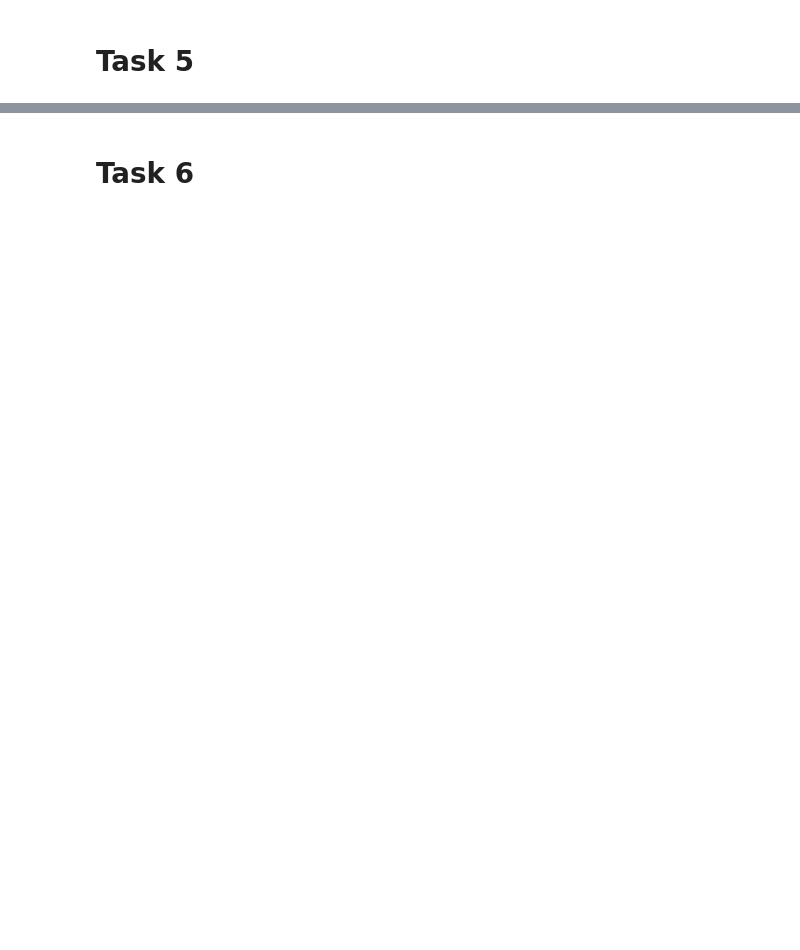
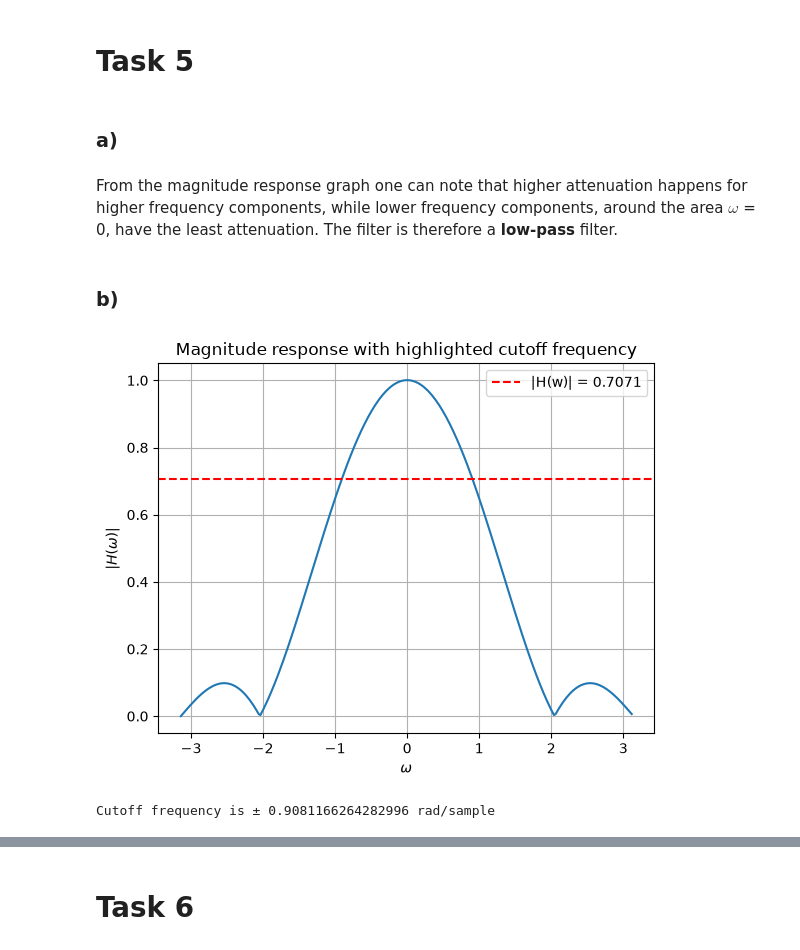
Before and after one commit to davgal27/Signal-Analysis, a Jupyter notebook: DSP-FIR-filter-freqresp/practical3.ipynb, the cells around one changed output, grey strips where cells are left out. Drawn from its saved outputs; the diff is of its cells as text; code cells hidden in the pictures; blank space fills up the shorter version.

```diff
--- a/DSP-FIR-filter-freqresp/practical3.ipynb
+++ b/DSP-FIR-filter-freqresp/practical3.ipynb
@@ -41,2 +109,25 @@ def filter(x):
 # %% [markdown]
 # Task 5
+# %% [markdown]
+### a)
+# %% [markdown]
+From the magnitude response graph one can note that higher attenuation happens for higher frequency components, while lower frequency components, around the area $\omega$ = 0, have the least attenuation. The filter is therefore a **low-pass** filter.
+# %% [markdown]
+### b)
+# %%
+plt.plot(w, abs(H))
+plt.xlabel('$\\omega$')
+plt.ylabel('$|H(\\omega)|$')
+plt.axhline(y = 0.7071, linestyle='--', color='red',  label = "|H(w)| = 0.7071")
+plt.grid(True)
+plt.title("Magnitude response with highlighted cutoff frequency")
+plt.legend()
+plt.show()
+
+# find it with code
+for i in range(len(H)):
+    if abs((abs(H[i]) - 0.7071)) < 0.01 and w[i] > 0:
+        print(f"Cutoff frequency is \u00B1 {w[i]} rad/sample")
+# %% [output]
+[figure, added]
+Cutoff frequency is ± 0.9081166264282996 rad/sample
```
Also changed, not shown: parts of 19 cells of this notebook.
